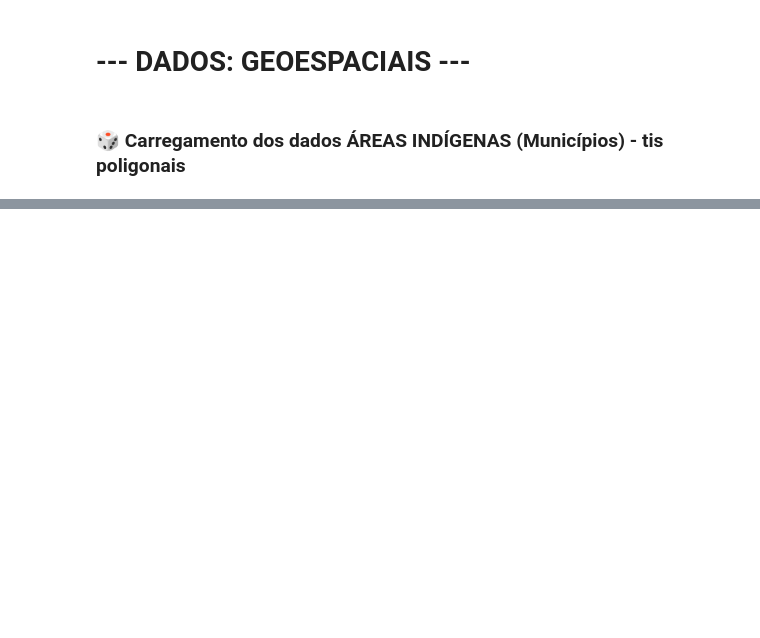
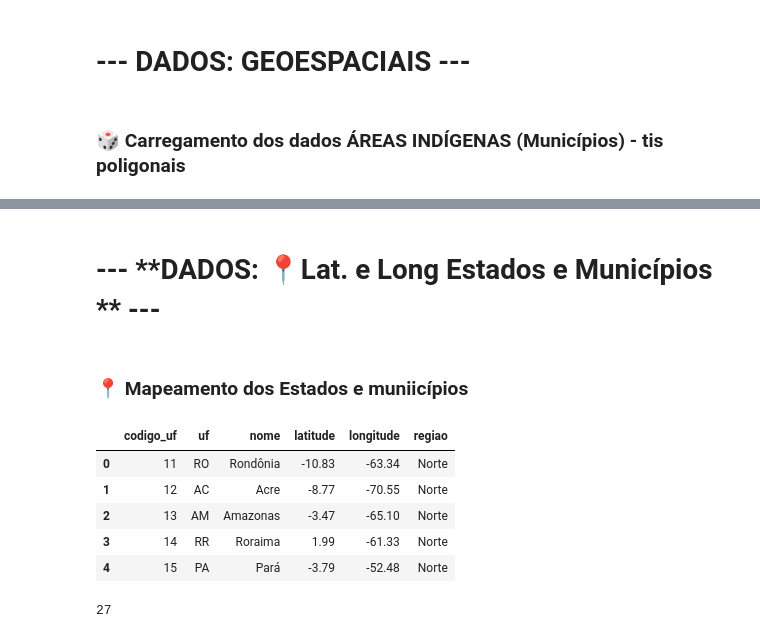
Before and after one commit to 6xAs/sentinela-ambiental, a Jupyter notebook: Notebooks/1_colect_inspection.ipynb, the cells around one changed output, grey strips where cells are left out. Drawn from its saved outputs; the diff is of its cells as text; code cells hidden in the pictures; blank space fills up the shorter version.

```diff
--- a/Notebooks/1_colect_inspection.ipynb
+++ b/Notebooks/1_colect_inspection.ipynb
@@ -868,0 +913,19 @@ df_geo_area_indigena.head()
+# %% [markdown]
+# --- **DADOS: 📍Lat. e Long Estados e Municípios ** ---
+# %% [markdown]
+### 📍 Mapeamento dos Estados e muniicípios
+# %%
+caminho_shapefile   = '../data/geoespaciais/estados.csv'
+df_map_estados      = pd.read_csv(caminho_shapefile)
+df_map_estados.head()
+# %% [output]
+|  | codigo_uf | uf | nome | latitude | longitude | regiao |
+| 0 | 11 | RO | Rondônia | -10.83 | -63.34 | Norte |
+| 1 | 12 | AC | Acre | -8.77 | -70.55 | Norte |
+| 2 | 13 | AM | Amazonas | -3.47 | -65.10 | Norte |
+| 3 | 14 | RR | Roraima | 1.99 | -61.33 | Norte |
+| 4 | 15 | PA | Pará | -3.79 | -52.48 | Norte |
+# %%
+print(df_map_estados.shape[0])
+# %% [output]
+27
```
Also changed, not shown: parts of 20 cells of this notebook.
